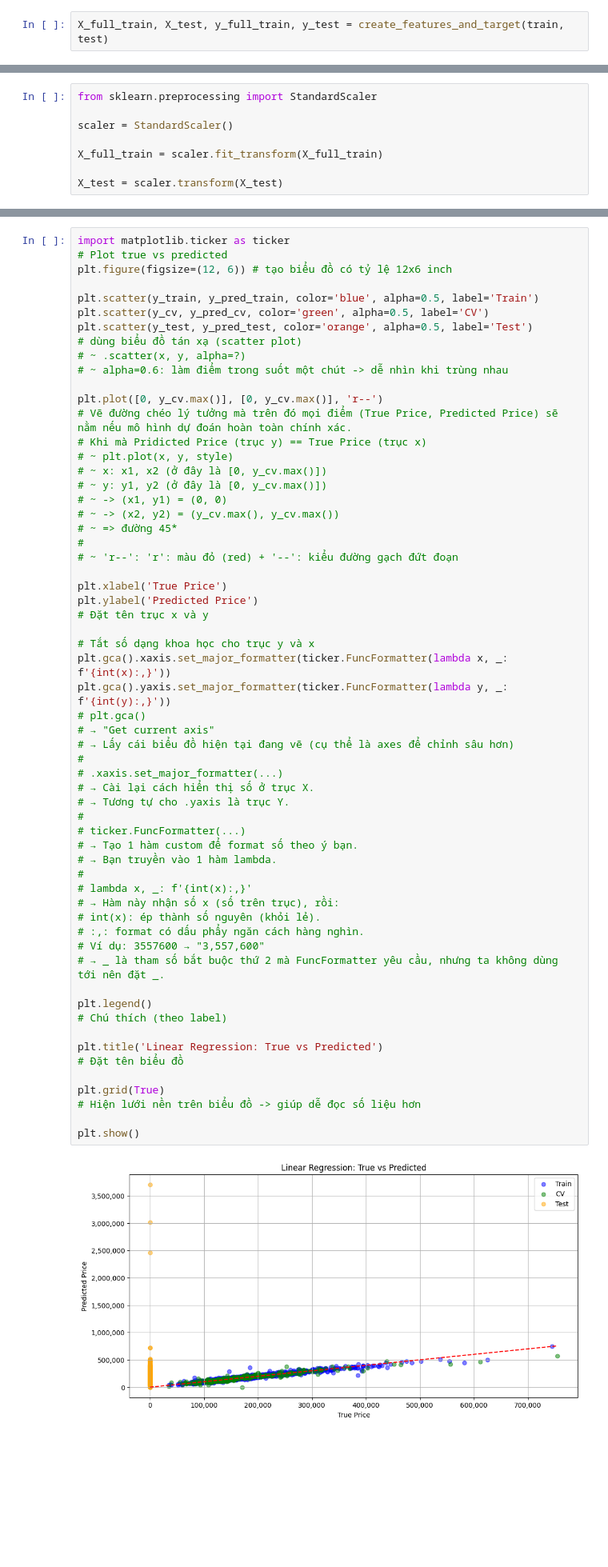
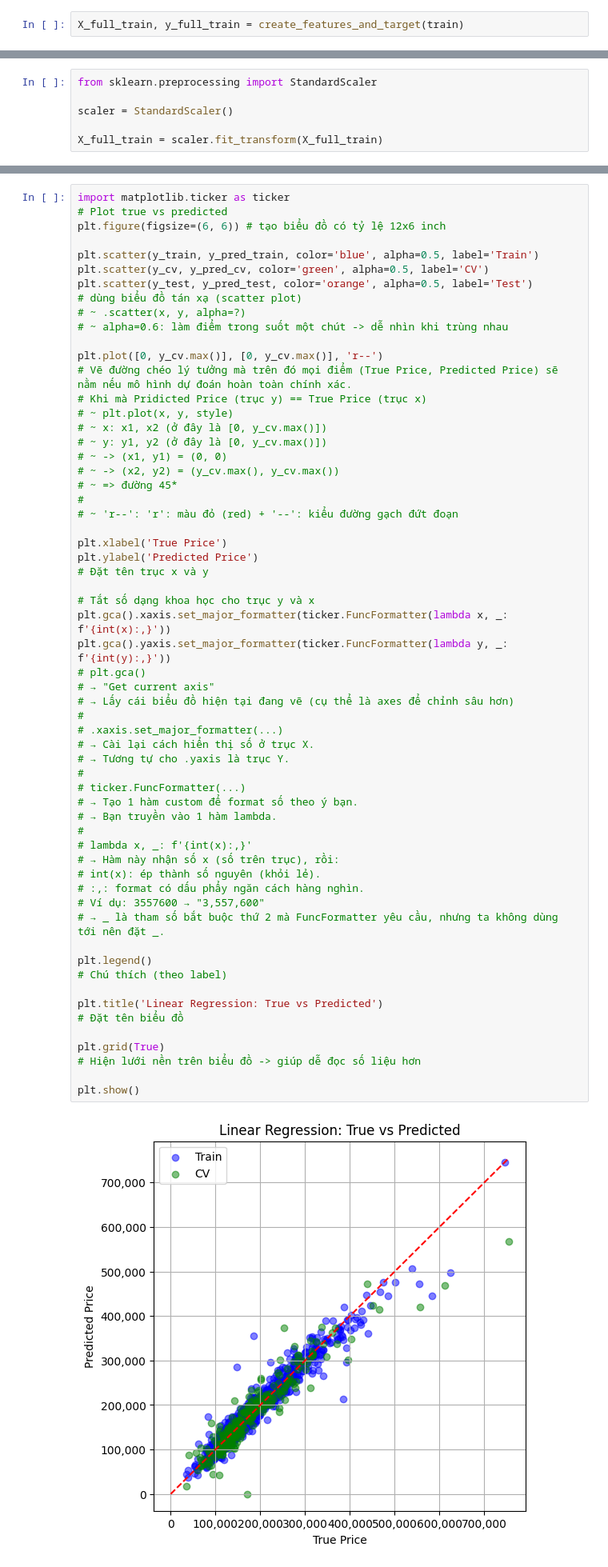
Before and after one commit to HuyVQ2146/House_Prices_Predict, a Jupyter notebook: 03_Model.ipynb, the cells around one changed output, grey strips where cells are left out. Shown at 80% size. Cells and saved outputs as stored; diff of their text form; blank space fills up the shorter version.

```diff
--- a/03_Model.ipynb
+++ b/03_Model.ipynb
@@ -42,7 +42,7 @@ train, test = one_hot_encoding(train, test)
 # %% [markdown]
 ### 2.4. Chia features và target
 # %%
-X_full_train, X_test, y_full_train, y_test = create_features_and_target(train, test)
+X_full_train, y_full_train = create_features_and_target(train)
 # %% [markdown]
 ### 2.5. Feature Scaling
 # %%
@@ -51,8 +51,6 @@ from sklearn.preprocessing import StandardScaler
 scaler = StandardScaler()
 
 X_full_train = scaler.fit_transform(X_full_train)
-
-X_test = scaler.transform(X_test)
 # %% [markdown]
 ### 2.6. Từ training set tạo một cross-validation set dùng để đánh giá mô hình
 # %%
@@ -104,7 +101,7 @@ Test RMSE:  241353.58071475103
 # %%
 import matplotlib.ticker as ticker
 # Plot true vs predicted
-plt.figure(figsize=(12, 6)) # tạo biểu đồ có tỷ lệ 12x6 inch
+plt.figure(figsize=(6, 6)) # tạo biểu đồ có tỷ lệ 12x6 inch
 
 plt.scatter(y_train, y_pred_train, color='blue', alpha=0.5, label='Train')
 plt.scatter(y_cv, y_pred_cv, color='green', alpha=0.5, label='CV')
@@ -135,31 +132,31 @@ plt.gca().yaxis.set_major_formatter(ticker.FuncFormatter(lambda y, _: f'{int(y):
 # plt.gca()
 # → "Get current axis"
 # → Lấy cái biểu đồ hiện tại đang vẽ (cụ thể là axes để chỉnh sâu hơn)
 #
 # .xaxis.set_major_formatter(...)
 # → Cài lại cách hiển thị số ở trục X.
 # → Tương tự cho .yaxis là trục Y.
 #
 # ticker.FuncFormatter(...)
 # → Tạo 1 hàm custom để format số theo ý bạn.
 # → Bạn truyền vào 1 hàm lambda.
 #
 # lambda x, _: f'{int(x):,}'
 # → Hàm này nhận số x (số trên trục), rồi:
 # int(x): ép thành số nguyên (khỏi lẻ).
 # :,: format có dấu phẩy ngăn cách hàng nghìn.
 # Ví dụ: 3557600 → "3,557,600"
 # → _ là tham số bắt buộc thứ 2 mà FuncFormatter yêu cầu, nhưng ta không dùng tới nên đặt _.
 
 plt.legend()
 # Chú thích (theo label)
 
 plt.title('Linear Regression: True vs Predicted')
 # Đặt tên biểu đồ
 
 plt.grid(True)
 # Hiện lưới nền trên biểu đồ -> giúp dễ đọc số liệu hơn
 
 plt.show()
 # %% [output]
-[figure, old version]
+[figure, new version]
```
Also changed, not shown: parts of 2 cells of this notebook, 2 other files.
